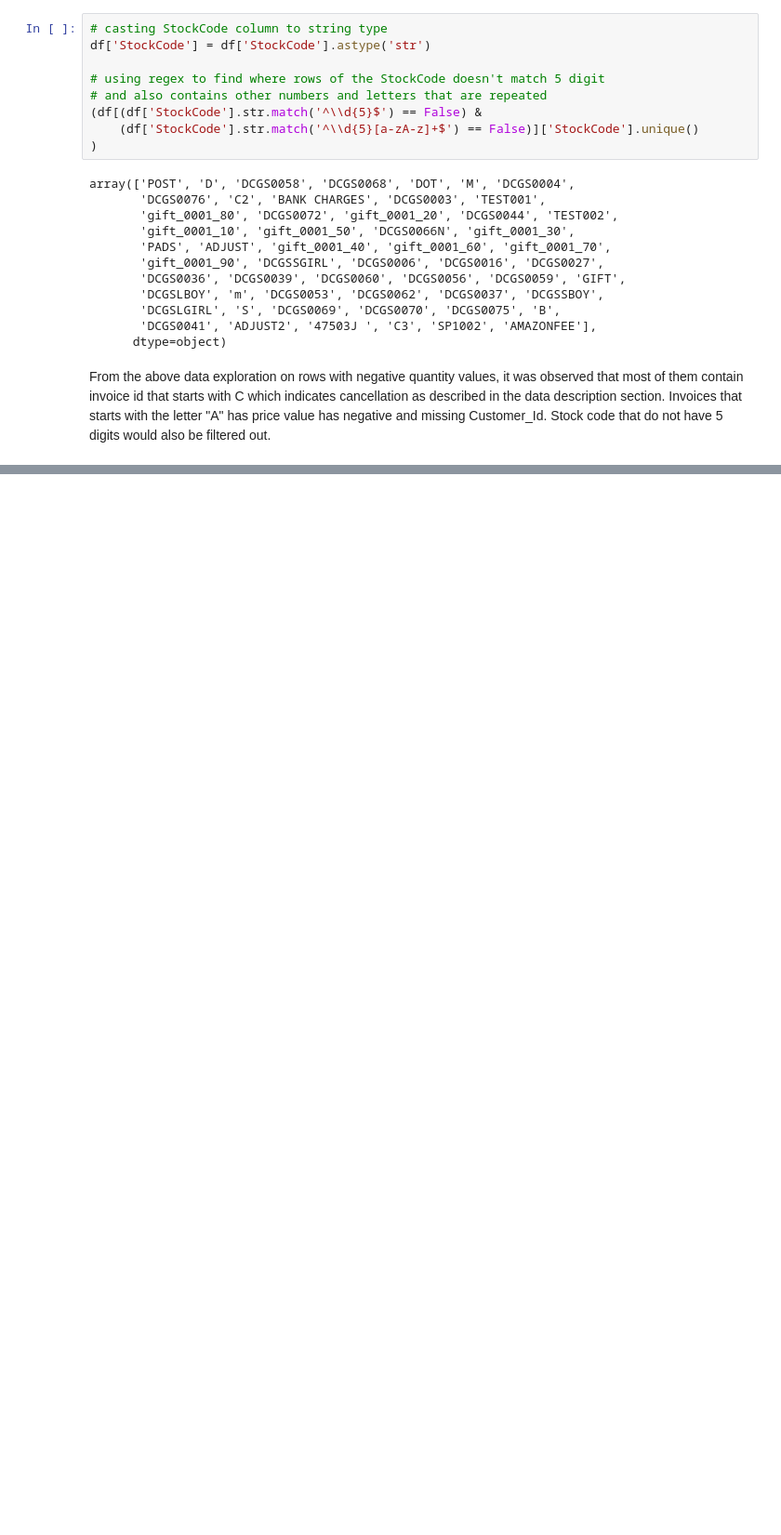
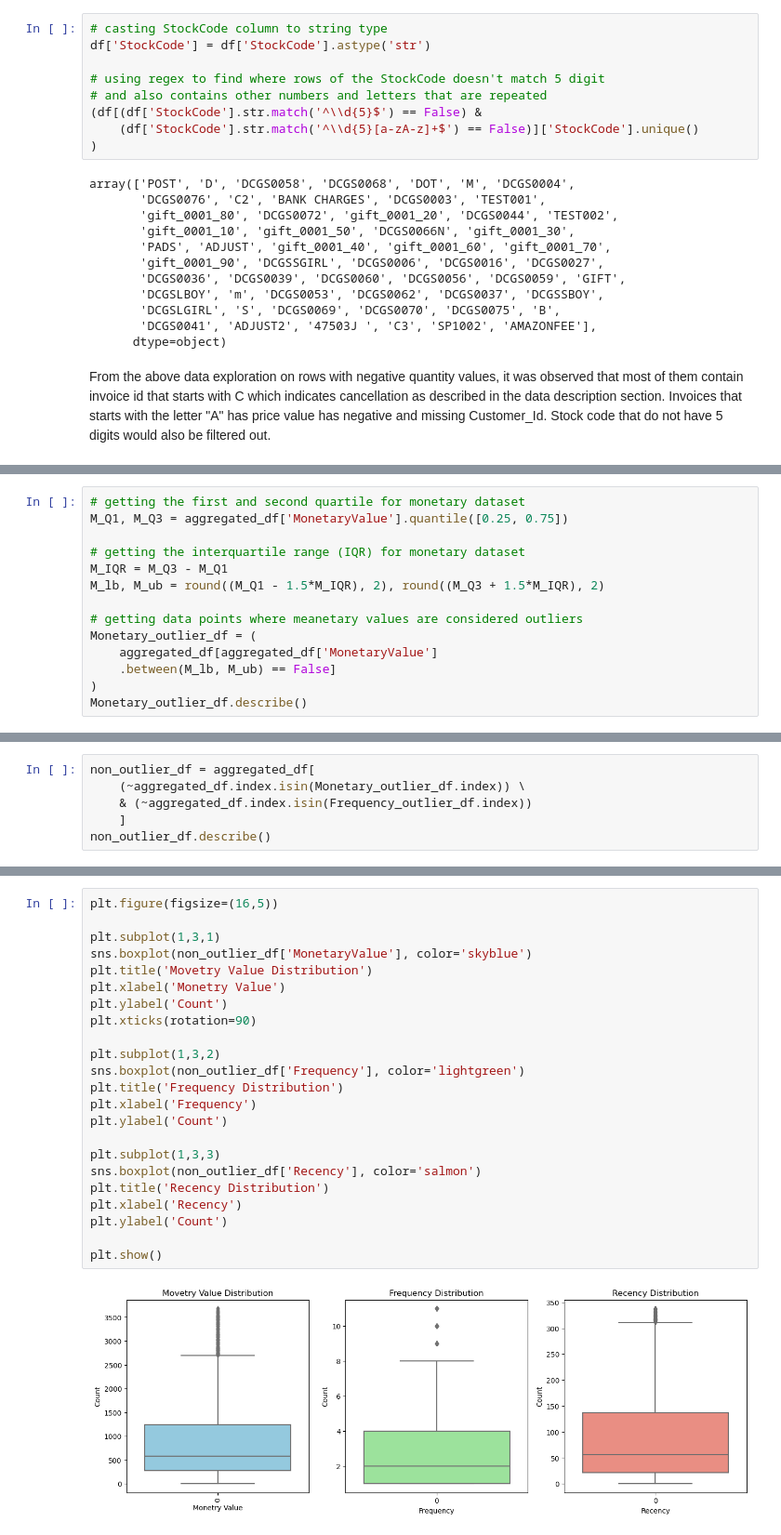
Before and after one commit to Tobiodedere1211/customer-segmentation-with-KMeans, a Jupyter notebook: RFM-Analysis.ipynb, the cells around one changed output, grey strips where cells are left out. Shown at 93% size. Saved outputs shown, nothing was run; the diff lists cells and outputs as text; blank space fills up the shorter version.

```diff
--- a/RFM-Analysis.ipynb
+++ b/RFM-Analysis.ipynb
@@ -216,0 +397,14 @@ def wrangle(filepath:str):
+# %%
+# getting the first and second quartile for monetary dataset
+M_Q1, M_Q3 = aggregated_df['MonetaryValue'].quantile([0.25, 0.75])
+
+# getting the interquartile range (IQR) for monetary dataset
+M_IQR = M_Q3 - M_Q1
+M_lb, M_ub = round((M_Q1 - 1.5*M_IQR), 2), round((M_Q3 + 1.5*M_IQR), 2)
+
+# getting data points where meanetary values are considered outliers
+Monetary_outlier_df = (
+    aggregated_df[aggregated_df['MonetaryValue']
+    .between(M_lb, M_ub) == False]
+)
+Monetary_outlier_df.describe()
@@ -216,0 +449,6 @@ def wrangle(filepath:str):
+# %%
+non_outlier_df = aggregated_df[
+    (~aggregated_df.index.isin(Monetary_outlier_df.index)) \
+    & (~aggregated_df.index.isin(Frequency_outlier_df.index))
+    ]
+non_outlier_df.describe()
@@ -216,0 +465,25 @@ def wrangle(filepath:str):
+# %%
+plt.figure(figsize=(16,5))
+
+plt.subplot(1,3,1)
+sns.boxplot(non_outlier_df['MonetaryValue'], color='skyblue')
+plt.title('Movetry Value Distribution')
+plt.xlabel('Monetry Value')
+plt.ylabel('Count')
+plt.xticks(rotation=90)
+
+plt.subplot(1,3,2)
+sns.boxplot(non_outlier_df['Frequency'], color='lightgreen')
+plt.title('Frequency Distribution')
+plt.xlabel('Frequency')
+plt.ylabel('Count')
+
+plt.subplot(1,3,3)
+sns.boxplot(non_outlier_df['Recency'], color='salmon')
+plt.title('Recency Distribution')
+plt.xlabel('Recency')
+plt.ylabel('Count')
+
+plt.show()
+# %% [output]
+[figure, added]
```
Also changed, not shown: parts of 36 cells of this notebook.
